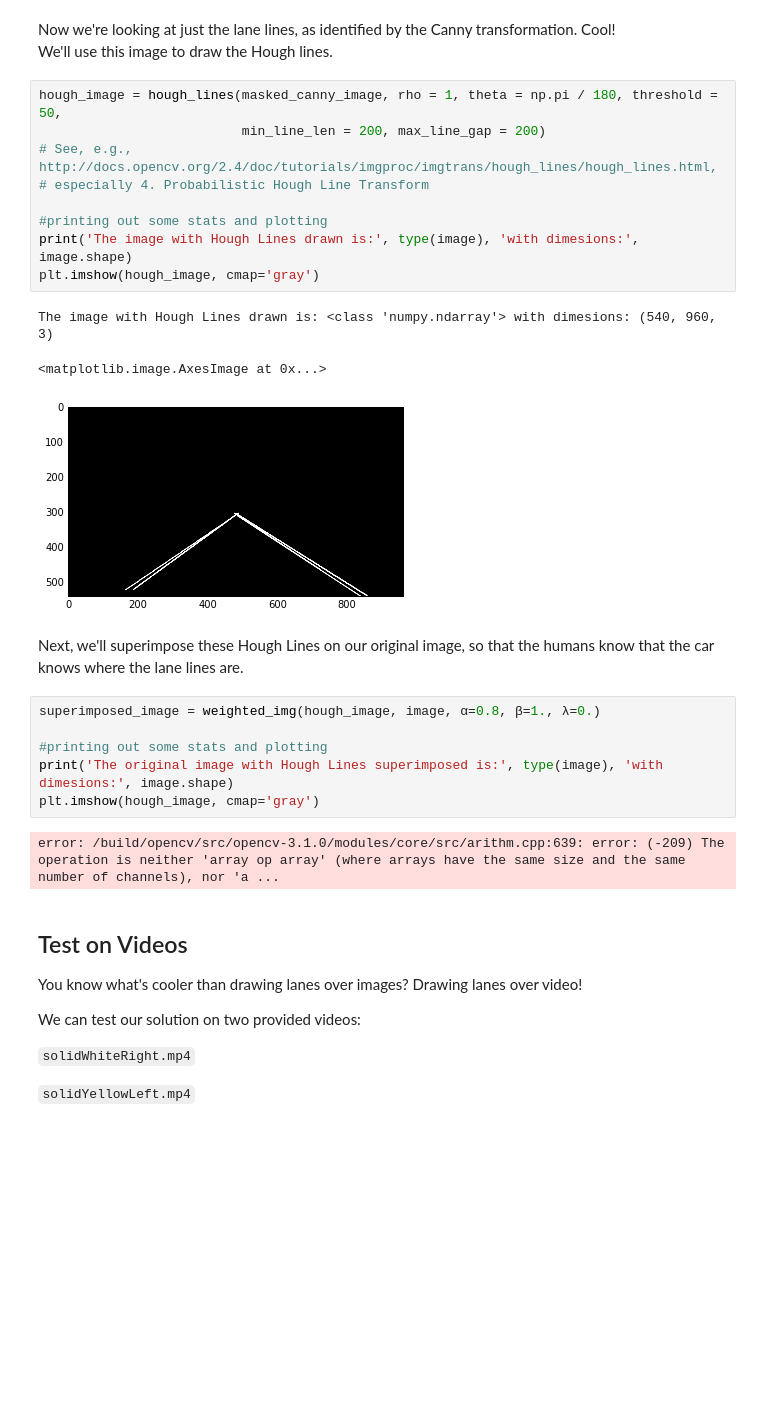
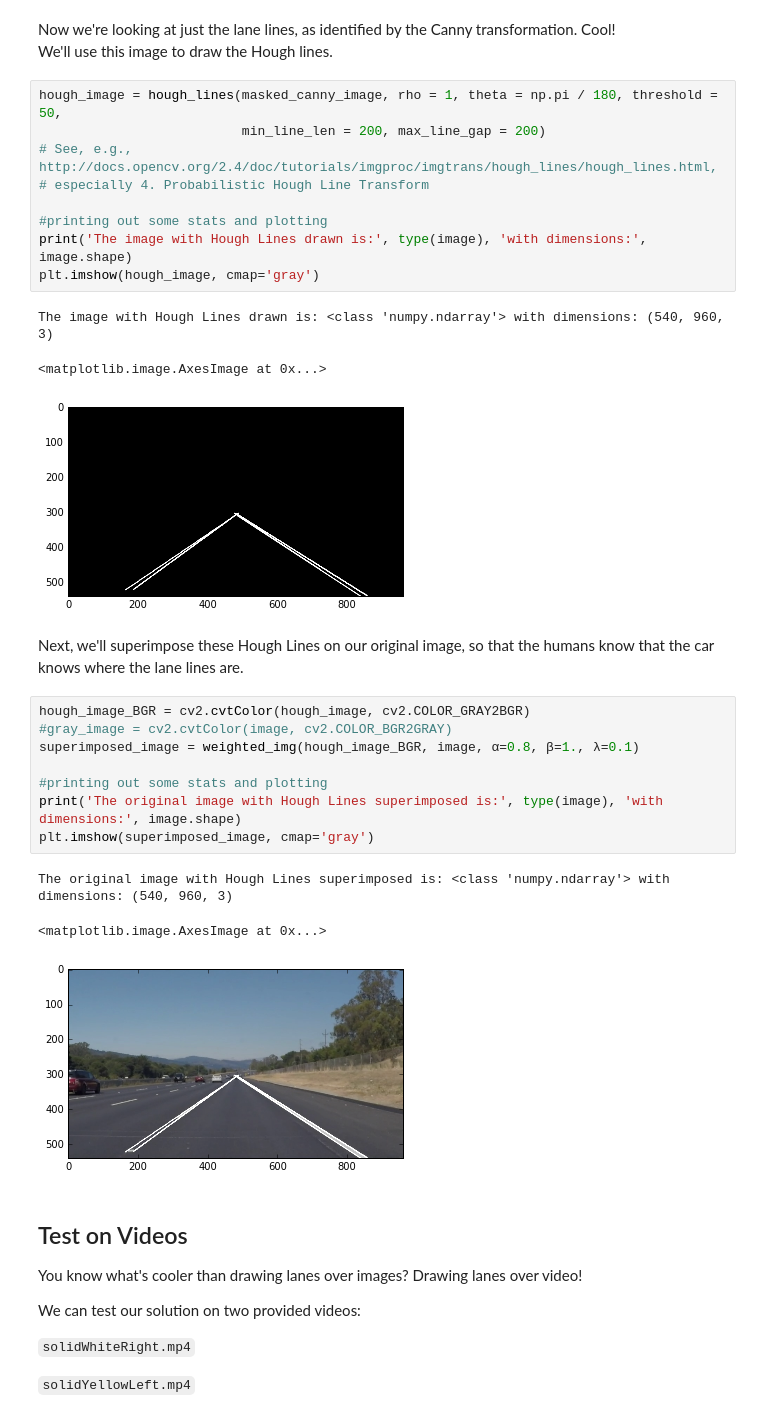
Before and after one commit to mgruben/lane-lines, a Jupyter notebook: P0.ipynb, the cells around one changed output. Cells and saved outputs as stored; diff of their text form; blank space fills up the shorter version.

Commit message:
Superimpose Hough Lines over original image

```diff
--- a/P0.ipynb
+++ b/P0.ipynb
@@ -202,22 +202,26 @@ hough_image = hough_lines(masked_canny_image, rho = 1, theta = np.pi / 180, thre
 # especially 4. Probabilistic Hough Line Transform
 
 #printing out some stats and plotting
-print('The image with Hough Lines drawn is:', type(image), 'with dimesions:', image.shape)
+print('The image with Hough Lines drawn is:', type(image), 'with dimensions:', image.shape)
 plt.imshow(hough_image, cmap='gray')
 # %% [output]
-The image with Hough Lines drawn is: <class 'numpy.ndarray'> with dimesions: (540, 960, 3)
+The image with Hough Lines drawn is: <class 'numpy.ndarray'> with dimensions: (540, 960, 3)
 <matplotlib.image.AxesImage at 0x...>
 [figure]
 # %% [markdown]
 Next, we'll superimpose these Hough Lines on our original image, so that the humans know that the car knows where the lane lines are.
 # %%
-superimposed_image = weighted_img(hough_image, image, α=0.8, β=1., λ=0.)
+hough_image_BGR = cv2.cvtColor(hough_image, cv2.COLOR_GRAY2BGR)
+#gray_image = cv2.cvtColor(image, cv2.COLOR_BGR2GRAY)
+superimposed_image = weighted_img(hough_image_BGR, image, α=0.8, β=1., λ=0.1)
 
 #printing out some stats and plotting
-print('The original image with Hough Lines superimposed is:', type(image), 'with dimesions:', image.shape)
-plt.imshow(hough_image, cmap='gray')
+print('The original image with Hough Lines superimposed is:', type(image), 'with dimensions:', image.shape)
+plt.imshow(superimposed_image, cmap='gray')
 # %% [output]
-error: /build/opencv/src/opencv-3.1.0/modules/core/src/arithm.cpp:639: error: (-209) The operation is neither 'array op array' (where arrays have the same size and the same number of channels), nor 'a ...
+The original image with Hough Lines superimposed is: <class 'numpy.ndarray'> with dimensions: (540, 960, 3)
+<matplotlib.image.AxesImage at 0x...>
+[figure, added]
 # %% [markdown]
 ## Test on Videos
 
```
Also changed, not shown: parts of 1 cell of this notebook.
